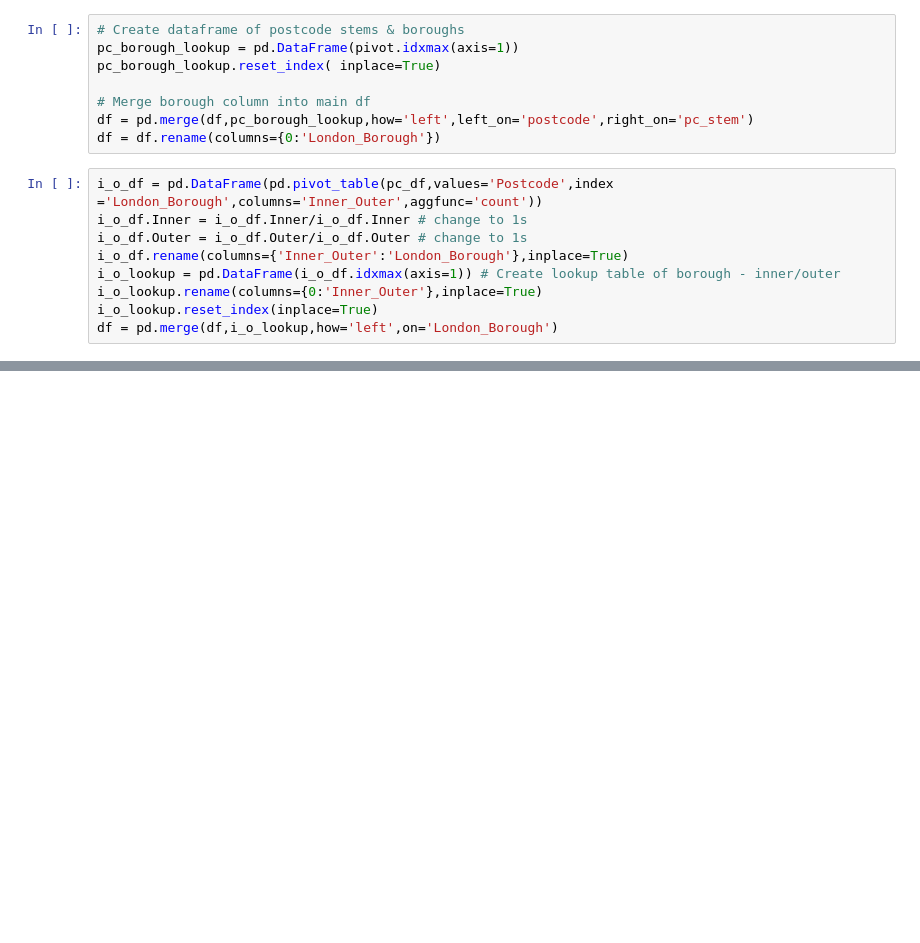
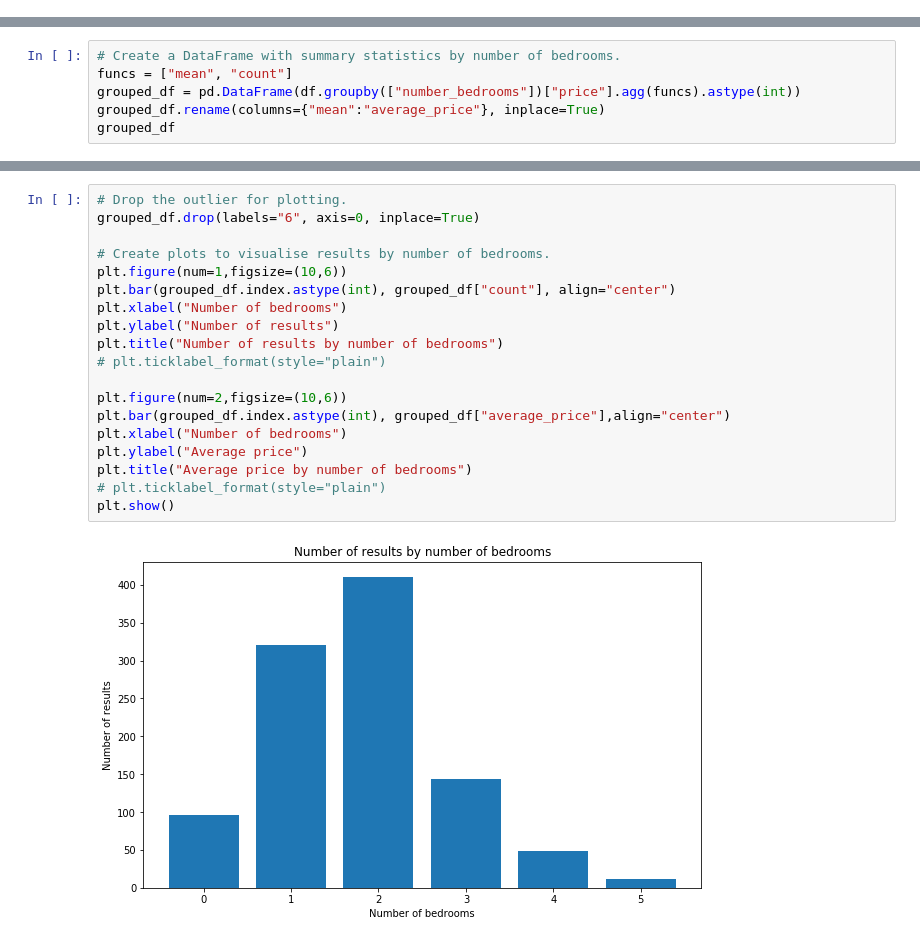
Before and after one commit to toby-p/rightmove_webscraper.py, a Jupyter notebook: analysis.ipynb, the cells around one changed output, grey strips where cells are left out. Cells and saved outputs as stored; diff of their text form; blank space fills up the shorter version.

```diff
--- a/analysis.ipynb
+++ b/analysis.ipynb
@@ -117,17 +43,0 @@ Unfortunately many postcode stems have full postcodes in more than one borough;
-# %%
-# Create dataframe of postcode stems & boroughs
-pc_borough_lookup = pd.DataFrame(pivot.idxmax(axis=1))
-pc_borough_lookup.reset_index( inplace=True)
-
-# Merge borough column into main df
-df = pd.merge(df,pc_borough_lookup,how='left',left_on='postcode',right_on='pc_stem')
-df = df.rename(columns={0:'London_Borough'})
-# %%
-i_o_df = pd.DataFrame(pd.pivot_table(pc_df,values='Postcode',index ='London_Borough',columns='Inner_Outer',aggfunc='count'))
-i_o_df.Inner = i_o_df.Inner/i_o_df.Inner # change to 1s
-i_o_df.Outer = i_o_df.Outer/i_o_df.Outer # change to 1s
-i_o_df.rename(columns={'Inner_Outer':'London_Borough'},inplace=True)
-i_o_lookup = pd.DataFrame(i_o_df.idxmax(axis=1)) # Create lookup table of borough - inner/outer
-i_o_lookup.rename(columns={0:'Inner_Outer'},inplace=True)
-i_o_lookup.reset_index(inplace=True)
-df = pd.merge(df,i_o_lookup,how='left',on='London_Borough')
@@ -184,0 +53,6 @@ one_beds[(one_beds['Inner_Outer']=='Inner')][last_inner_row-1:]
+# %%
+# Create a DataFrame with summary statistics by number of bedrooms.
+funcs = ["mean", "count"]
+grouped_df = pd.DataFrame(df.groupby(["number_bedrooms"])["price"].agg(funcs).astype(int))
+grouped_df.rename(columns={"mean":"average_price"}, inplace=True)
+grouped_df
@@ -184,0 +69,21 @@ one_beds[(one_beds['Inner_Outer']=='Inner')][last_inner_row-1:]
+# %%
+# Drop the outlier for plotting.
+grouped_df.drop(labels="6", axis=0, inplace=True)
+
+# Create plots to visualise results by number of bedrooms.
+plt.figure(num=1,figsize=(10,6))
+plt.bar(grouped_df.index.astype(int), grouped_df["count"], align="center")
+plt.xlabel("Number of bedrooms")
+plt.ylabel("Number of results")
+plt.title("Number of results by number of bedrooms")
+# plt.ticklabel_format(style="plain")
+
+plt.figure(num=2,figsize=(10,6))
+plt.bar(grouped_df.index.astype(int), grouped_df["average_price"],align="center")
+plt.xlabel("Number of bedrooms")
+plt.ylabel("Average price")
+plt.title("Average price by number of bedrooms")
+# plt.ticklabel_format(style="plain")
+plt.show()
+# %% [output]
+[figure, added]
```
Also changed, not shown: parts of 44 cells of this notebook, 1 other file.
